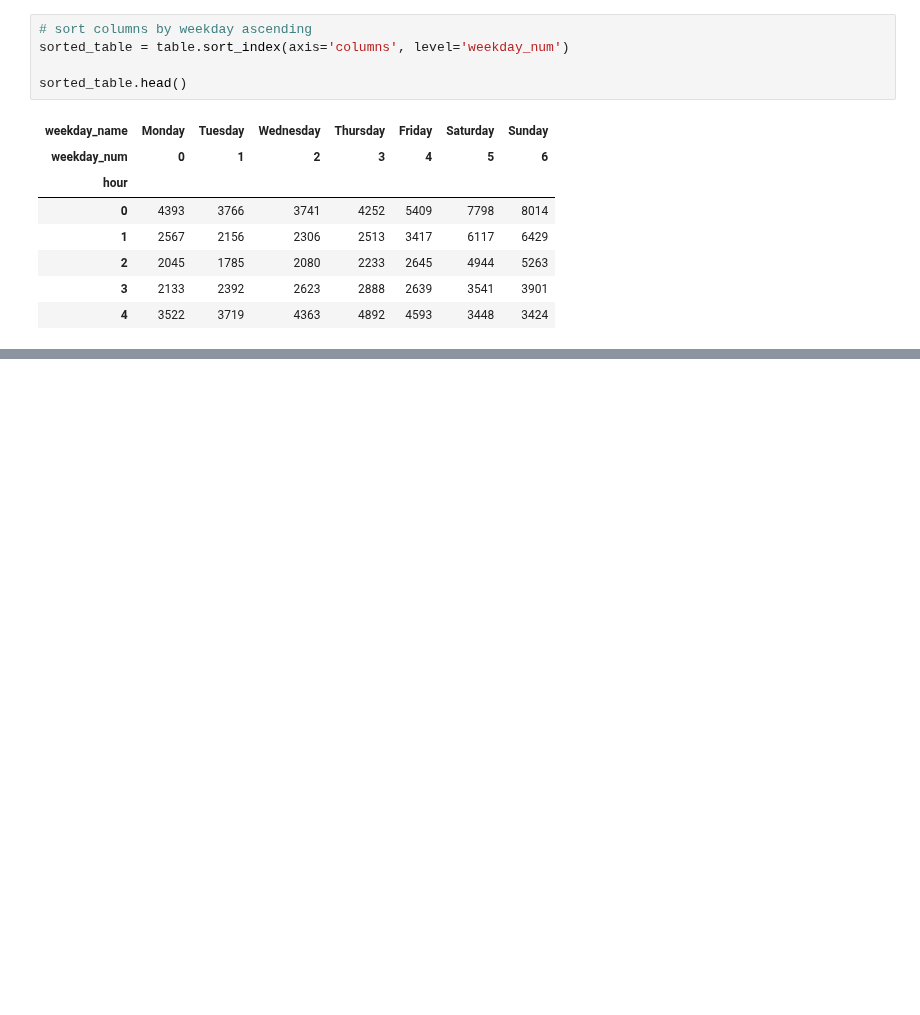
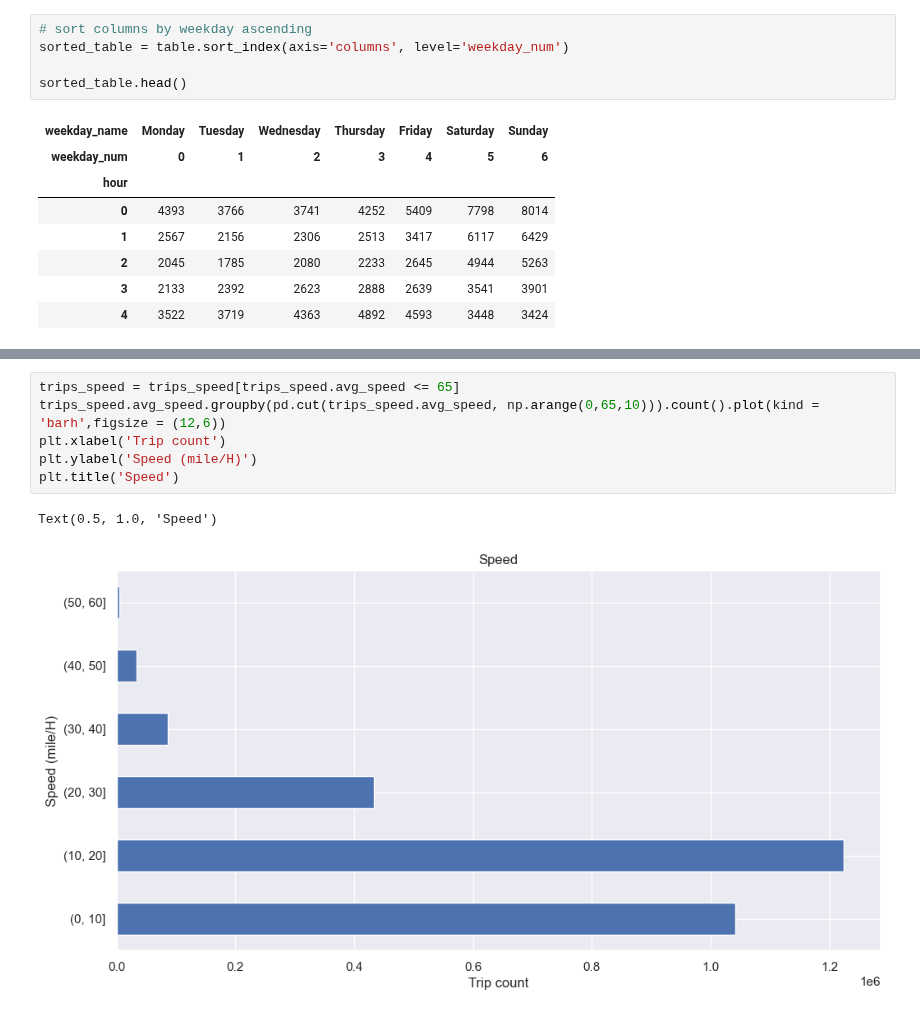
Before and after one commit to malamudj/taxi-washdc-analysis-demo, a Jupyter notebook: 2-transform-data-plot-viz.ipynb, the cells around one changed output, grey strips where cells are left out. Cells and saved outputs as stored; diff of their text form; blank space fills up the shorter version.

```diff
--- a/2-transform-data-plot-viz.ipynb
+++ b/2-transform-data-plot-viz.ipynb
@@ -307,0 +339,9 @@ plt.tight_layout()
+# %%
+trips_speed = trips_speed[trips_speed.avg_speed <= 65]
+trips_speed.avg_speed.groupby(pd.cut(trips_speed.avg_speed, np.arange(0,65,10))).count().plot(kind = 'barh',figsize = (12,6))
+plt.xlabel('Trip count')
+plt.ylabel('Speed (mile/H)')
+plt.title('Speed')
+# %% [output]
+Text(0.5, 1.0, 'Speed')
+[figure, added]
```
Also changed, not shown: parts of 11 cells of this notebook.
